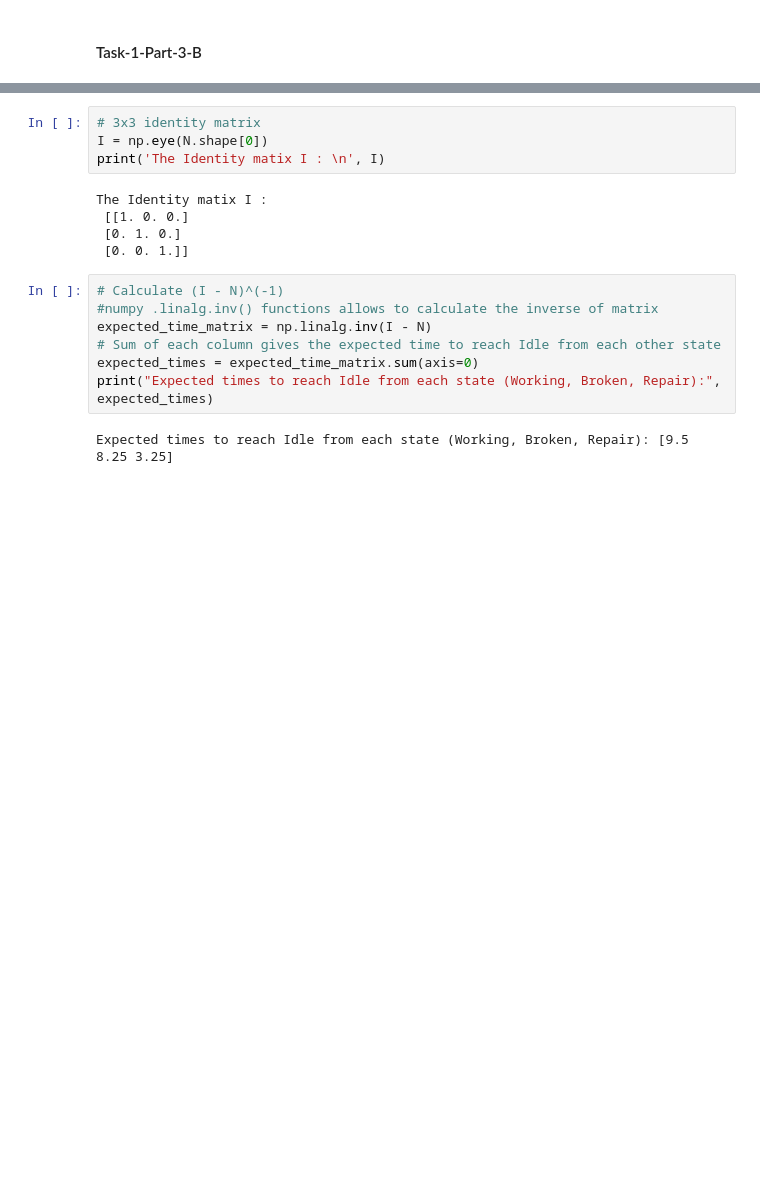
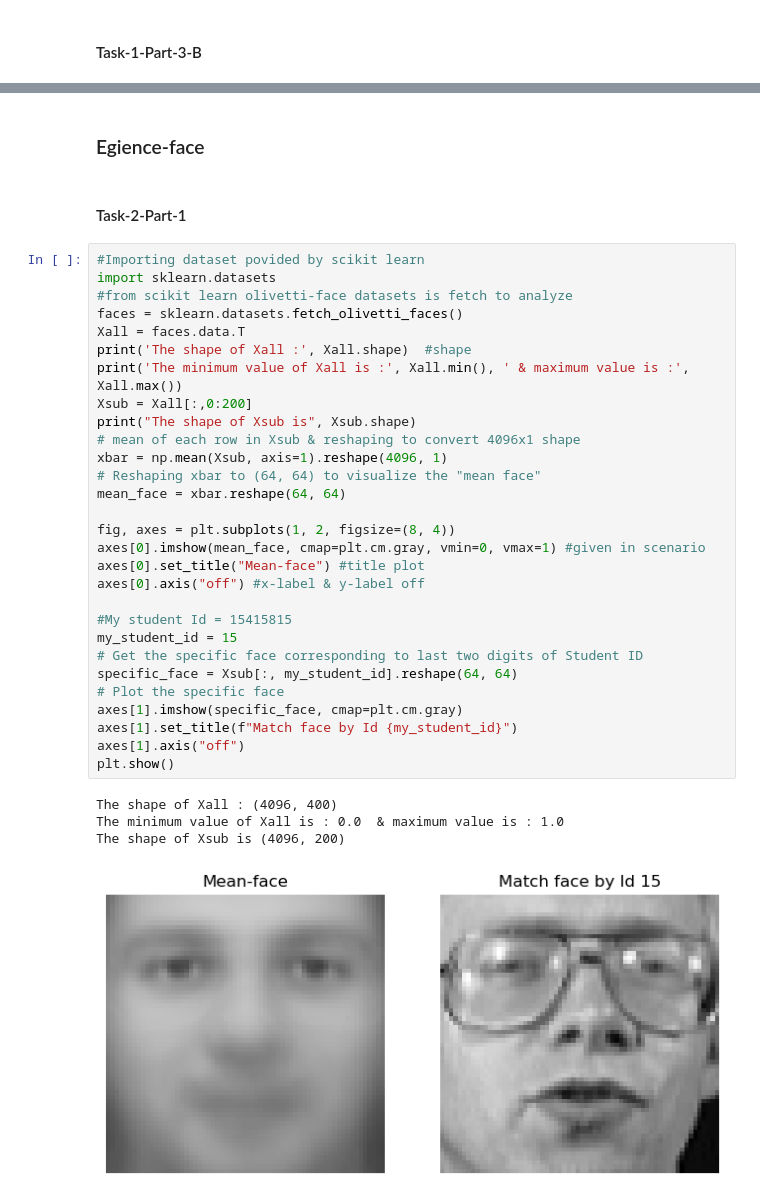
Before and after one commit to pradeepkhadka505/7144CEM_CourseWork, a Jupyter notebook: Task-1.ipynb, the cells around one changed output, grey strips where cells are left out. Drawn from its saved outputs; the diff is of its cells as text; blank space fills up the shorter version.

Commit message:
task-2 updated sucessfully with full modification on task one

```diff
--- a/Task-1.ipynb
+++ b/Task-1.ipynb
@@ -168,18 +183,38 @@ New (3*3) matrix after elemenating frist row and first column :
-# %%
-# 3x3 identity matrix
-I = np.eye(N.shape[0])
-print('The Identity matix I : \n', I)
-# %% [output]
-The Identity matix I :
- [[1. 0. 0.]
- [0. 1. 0.]
- [0. 0. 1.]]
-# %%
-# Calculate (I - N)^(-1)
-#numpy .linalg.inv() functions allows to calculate the inverse of matrix
-expected_time_matrix = np.linalg.inv(I - N)
-# Sum of each column gives the expected time to reach Idle from each other state
-expected_times = expected_time_matrix.sum(axis=0)
-print("Expected times to reach Idle from each state (Working, Broken, Repair):", expected_times)
-# %% [output]
-Expected times to reach Idle from each state (Working, Broken, Repair): [9.5  8.25 3.25]
+# %% [markdown]
+### Egience-face
+# %% [markdown]
+#### Task-2-Part-1
+# %%
+#Importing dataset povided by scikit learn
+import sklearn.datasets
+#from scikit learn olivetti-face datasets is fetch to analyze
+faces = sklearn.datasets.fetch_olivetti_faces()
+Xall = faces.data.T
+print('The shape of Xall :', Xall.shape)  #shape
+print('The minimum value of Xall is :', Xall.min(), ' & maximum value is :', Xall.max())
+Xsub = Xall[:,0:200]
+print("The shape of Xsub is", Xsub.shape)
+# mean of each row in Xsub & reshaping to convert 4096x1 shape
+xbar = np.mean(Xsub, axis=1).reshape(4096, 1)
+# Reshaping xbar to (64, 64) to visualize the "mean face"
+mean_face = xbar.reshape(64, 64)
+
+fig, axes = plt.subplots(1, 2, figsize=(8, 4))
+axes[0].imshow(mean_face, cmap=plt.cm.gray, vmin=0, vmax=1) #given in scenario
+axes[0].set_title("Mean-face") #title plot
+axes[0].axis("off") #x-label & y-label off
+
+#My student Id = 15415815
+my_student_id = 15
+# Get the specific face corresponding to last two digits of Student ID
+specific_face = Xsub[:, my_student_id].reshape(64, 64)
+# Plot the specific face
+axes[1].imshow(specific_face, cmap=plt.cm.gray)
+axes[1].set_title(f"Match face by Id {my_student_id}")
+axes[1].axis("off")
+plt.show()
+# %% [output]
+The shape of Xall : (4096, 400)
+The minimum value of Xall is : 0.0  & maximum value is : 1.0
+The shape of Xsub is (4096, 200)
+[figure, added]
```
Also changed, not shown: parts of 22 cells of this notebook.
